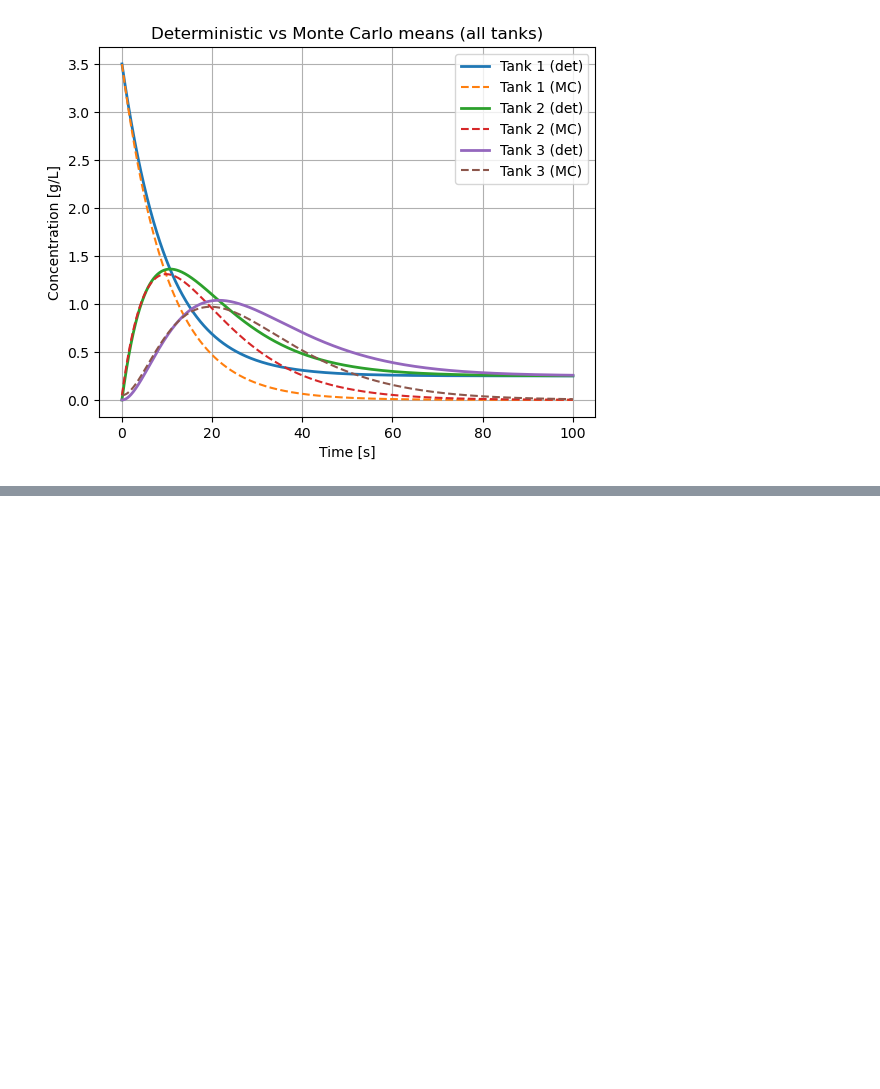
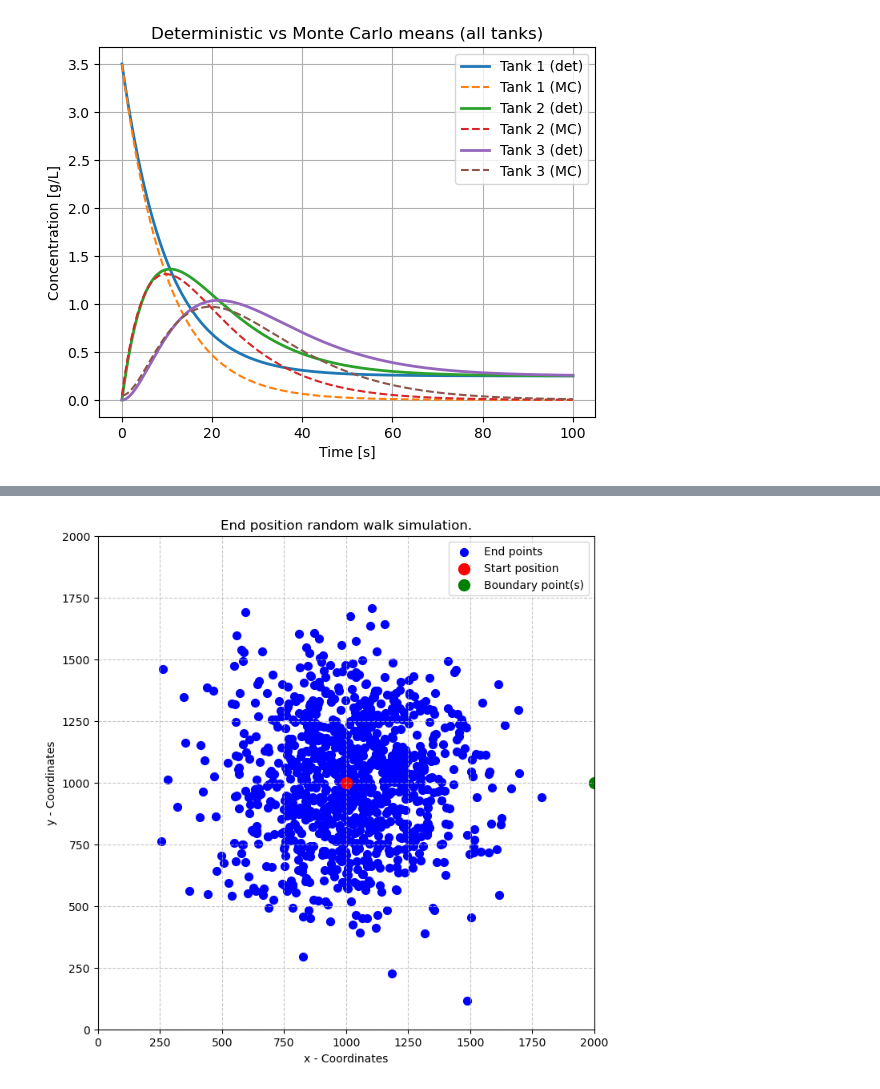
Before and after one commit to MalleBallen/Torgrim-og-Malvin-Gruppeprosjekt, a Jupyter notebook: project4/project4_q1.ipynb, the cells around one changed output, grey strips where cells are left out. Saved outputs shown, nothing was run; the diff lists cells and outputs as text; code cells hidden in the pictures; blank space fills up the shorter version.

```diff
--- a/project4/project4_q1.ipynb
+++ b/project4/project4_q1.ipynb
@@ -576,0 +625,82 @@ In summary, deterministic ODEs are best for fast, precise predictions at fixed p
+# %%
+import time
+import numpy as np
+import matplotlib.pyplot as plt
+
+#Initialize 1000 particles at (1000,1000)
+def start_pos_f(n = 1_000, start_pos=(1_000,1_000)):
+    start_pos = np.array(start_pos)
+    pos = np.ones((n, 2)) * start_pos
+    return pos
+
+def one_step(arr):
+    directions = np.random.randint(0, 5, size=len(arr))
+
+    # At each step move or dont move. Only moves along one of the axis.
+    dx = np.array([0, 1, -1, 0, 0])
+    dy = np.array([0, 0, 0, 1, -1])
+    arr += np.stack([dx[directions], dy[directions]], axis=1)
+    return arr
+
+def rndm_walk_plain(n_steps, n_walkers=1_000, lower_bound=0, higher_bound=2_000):
+    k=0
+    pos = start_pos_f(n_walkers)
+    t0 = time.perf_counter()
+
+    for _ in range(n_steps):
+
+        pos = one_step(pos)
+        k+=1
+        # Ensure that the particle's movement doesn't exceed boundaries.
+        if np.any(pos <= lower_bound) or np.any(pos >= higher_bound):
+            break
+    t1 = time.perf_counter()
+    t = t1-t0
+
+    return pos, k, t
+
+def plot_positions_matplotlib(
+        array,
+        title,
+        xlim=(0, 2000),
+        ylim=(0, 2000),
+        start_pos=(1000, 1000),
+        boundary=True,
+        x_label="x - Coordinates",
+        y_label = "y - Coordinates",
+
+        ):
+
+    if boundary:
+        boundary_points_x = xlim
+        boundary_points_y = ylim
+        mask_boundary = (
+            (array[:, 0] <= boundary_points_x[0]) | (array[:, 0] >= boundary_points_x[1]) |
+            (array[:, 1] <= boundary_points_y[0]) | (array[:, 1] >= boundary_points_y[1])
+        )
+
+        boundary_points = array[mask_boundary]
+    else:
+        boundary_points = np.empty((0, array.shape[1]))
+
+
+    plt.figure(figsize=(8, 8))
+    plt.scatter(array[:,0], array[:,1], color='blue', s=50, label = 'End points')  # s = dot size
+    plt.scatter(start_pos[0], start_pos[1], color='red', s=100, label='Start position')  # Start position in red
+    if not boundary_points.size == 0:
+        plt.scatter(boundary_points[:, 0], boundary_points[:, 1], color='green', s=100, label='Boundary point(s)')
+    plt.xlim(xlim)
+    plt.ylim(ylim)
+    plt.title(title)
+    plt.xlabel(x_label)
+    plt.ylabel(y_label)
+    plt.grid(True, linestyle='--', alpha=0.7)
+    plt.legend()
+    plt.show()
+
+n_walkers=1000
+pos, k_plain, t = rndm_walk_plain(n_steps=1_000_000, n_walkers=n_walkers, lower_bound=0, higher_bound=2000)
+avg_per_plain = t/(n_walkers * k_plain)
+print(f"Number of steps taken: {k_plain}. Average time per step per walker: {avg_per_plain*1e6:.6f} microseconds.")
+plot_positions_matplotlib(pos,title=f"End position random walk simulation.")
+# %% [output]
@@ -576,0 +708 @@ In summary, deterministic ODEs are best for fast, precise predictions at fixed p
+[figure, added]
```
Also changed, not shown: parts of 44 cells of this notebook.
